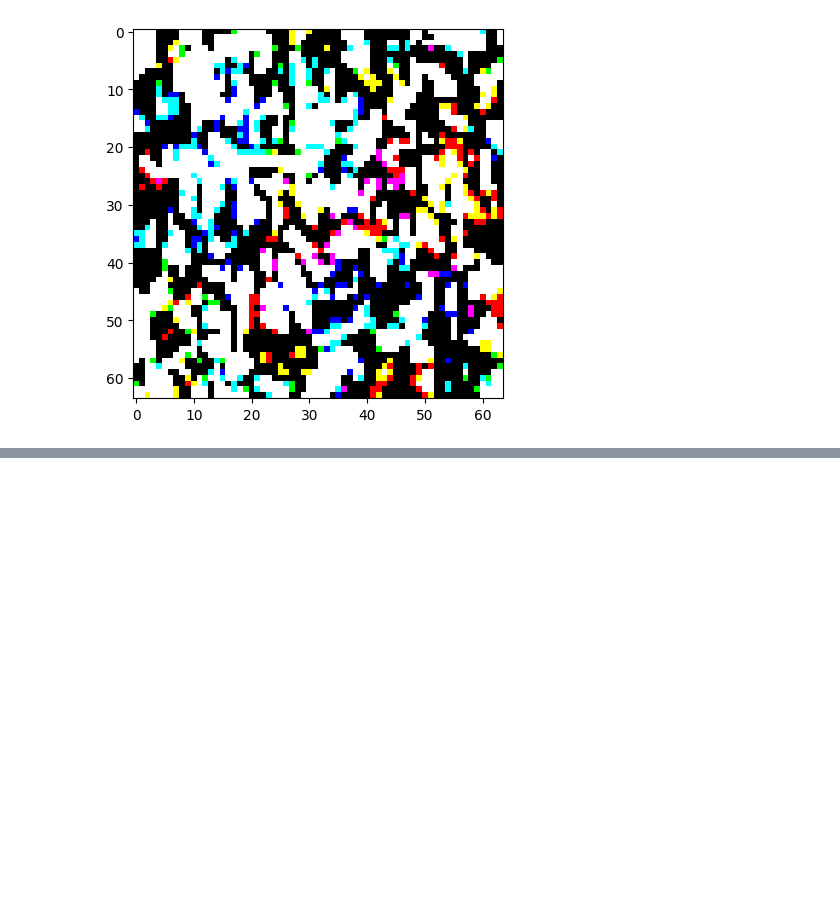
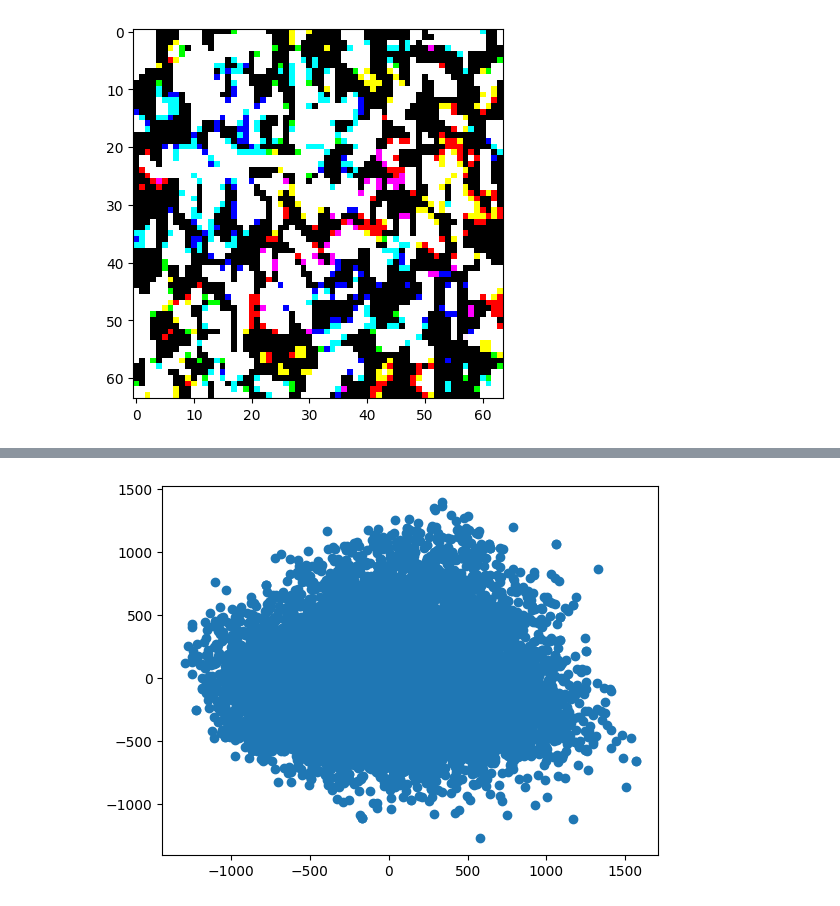
Before and after one commit to FennicOculus/Image-to-translation, a Jupyter notebook: Anime_to_Real_Real_to_anime_Face_traslation_.ipynb, the cells around one changed output, grey strips where cells are left out. Cells and saved outputs as stored; diff of their text form; code cells hidden in the pictures; blank space fills up the shorter version.

```diff
--- a/Anime_to_Real_Real_to_anime_Face_traslation_.ipynb
+++ b/Anime_to_Real_Real_to_anime_Face_traslation_.ipynb
@@ -183,0 +189,2 @@ plt.imshow(decodedToAnime[0])
+# %%
+anime_decoded = real_encoder.predict(anime_face_ds)
@@ -183,0 +201,6 @@ plt.imshow(decodedToAnime[0])
+# %%
+encoded_imgs_pca = pca.fit_transform(anime_decoded)
+plt.scatter(encoded_imgs_pca[:, 0], encoded_imgs_pca[:, 1])
+plt.show()
+# %% [output]
+[figure, added]
```
Also changed, not shown: parts of 8 cells of this notebook.
